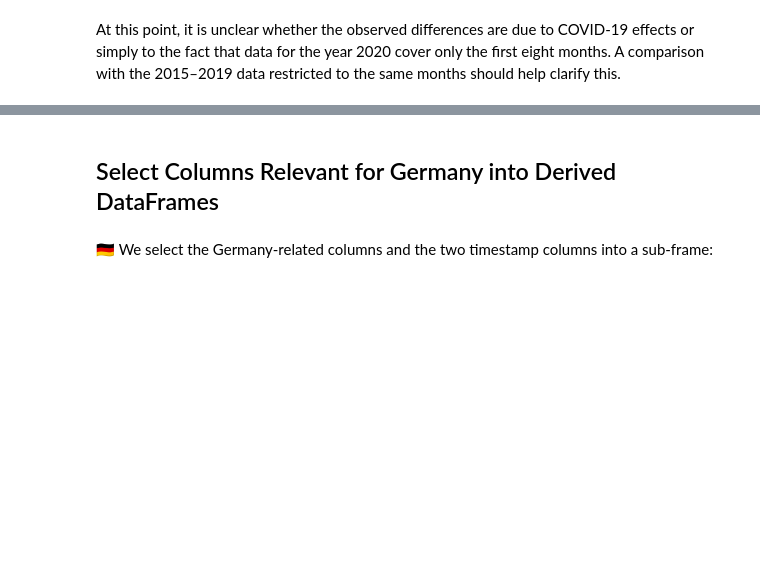
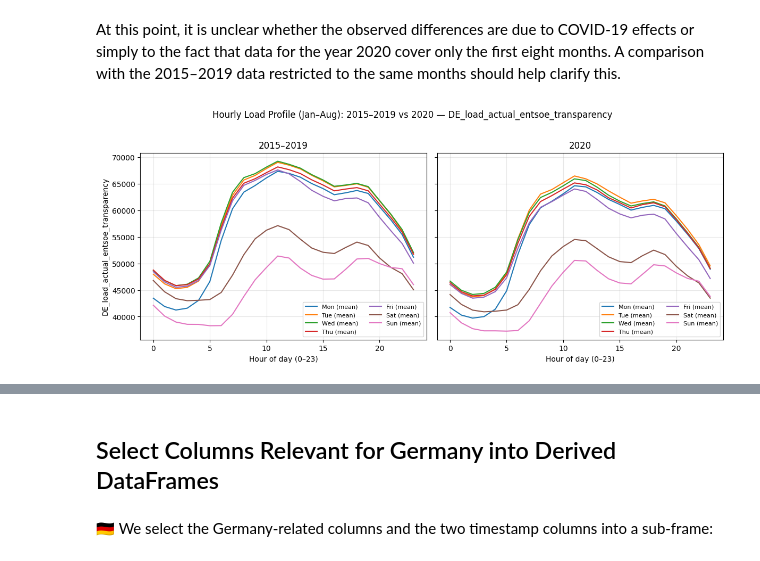
Before and after one commit to F-Skorz/electricity-demand-project, a Jupyter notebook: notebooks/01_OPSD_EDA.ipynb, the cells around one changed output, grey strips where cells are left out. Saved outputs shown, nothing was run; the diff lists cells and outputs as text; code cells hidden in the pictures; blank space fills up the shorter version.

```diff
--- a/notebooks/01_OPSD_EDA.ipynb
+++ b/notebooks/01_OPSD_EDA.ipynb
@@ -1008,2 +1135,4 @@ plt.show()
 # %% [markdown]
 At this point, it is unclear whether the observed differences are due to COVID-19 effects or simply to the fact that data for the year 2020 cover only the first eight months. A comparison with the 2015–2019 data restricted to the same months should help clarify this.
+# %%
+until_august_mask = OPSD_60min_df["cet_cest_timestamp"].dt.month.isin(range(1, 9))  # months 1..8 inclusive
@@ -1009,0 +1168,35 @@ At this point, it is unclear whether the observed differences are due to COVID-1
+# %%
+fig, (axL, axR) = plt.subplots(1, 2, figsize=(12, 4.8), sharey=True)
+
+# --- Left: 2015–2019 ---
+axL.plot(until_august_mon_prof["hour"], until_august_mon_prof["value"], label="Mon (mean)")
+axL.plot(until_august_tue_prof["hour"], until_august_tue_prof["value"], label="Tue (mean)")
+axL.plot(until_august_wed_prof["hour"], until_august_wed_prof["value"], label="Wed (mean)")
+axL.plot(until_august_thu_prof["hour"], until_august_thu_prof["value"], label="Thu (mean)")
+axL.plot(until_august_fri_prof["hour"], until_august_fri_prof["value"], label="Fri (mean)")
+axL.plot(until_august_sat_prof["hour"], until_august_sat_prof["value"], label="Sat (mean)")
+axL.plot(until_august_sun_prof["hour"], until_august_sun_prof["value"], label="Sun (mean)")
+axL.set_xlabel("Hour of day (0–23)")
+axL.set_ylabel(value_col)
+axL.set_title(f"2015–2019")
+axL.grid(True, alpha=0.3)
+axL.legend(ncols=2, fontsize=8)
+
+# --- Right: 2020 (COVID year) ---
+axR.plot(covid_mon_prof["hour"], covid_mon_prof["value"], label="Mon (mean)")
+axR.plot(covid_tue_prof["hour"], covid_tue_prof["value"], label="Tue (mean)")
+axR.plot(covid_wed_prof["hour"], covid_wed_prof["value"], label="Wed (mean)")
+axR.plot(covid_thu_prof["hour"], covid_thu_prof["value"], label="Thu (mean)")
+axR.plot(covid_fri_prof["hour"], covid_fri_prof["value"], label="Fri (mean)")
+axR.plot(covid_sat_prof["hour"], covid_sat_prof["value"], label="Sat (mean)")
+axR.plot(covid_sun_prof["hour"], covid_sun_prof["value"], label="Sun (mean)")
+axR.set_xlabel("Hour of day (0–23)")
+axR.set_title(f"2020")
+axR.grid(True, alpha=0.3)
+axR.legend(ncols=2, fontsize=8)
+
+fig.suptitle(f"Hourly Load Profile (Jan–Aug): 2015–2019 vs 2020 — DE_load_actual_entsoe_transparency", y=1.02, fontsize=12)
+plt.tight_layout()
+plt.show()
+# %% [output]
+[figure, added]
```
Also changed, not shown: parts of 18 cells of this notebook.
